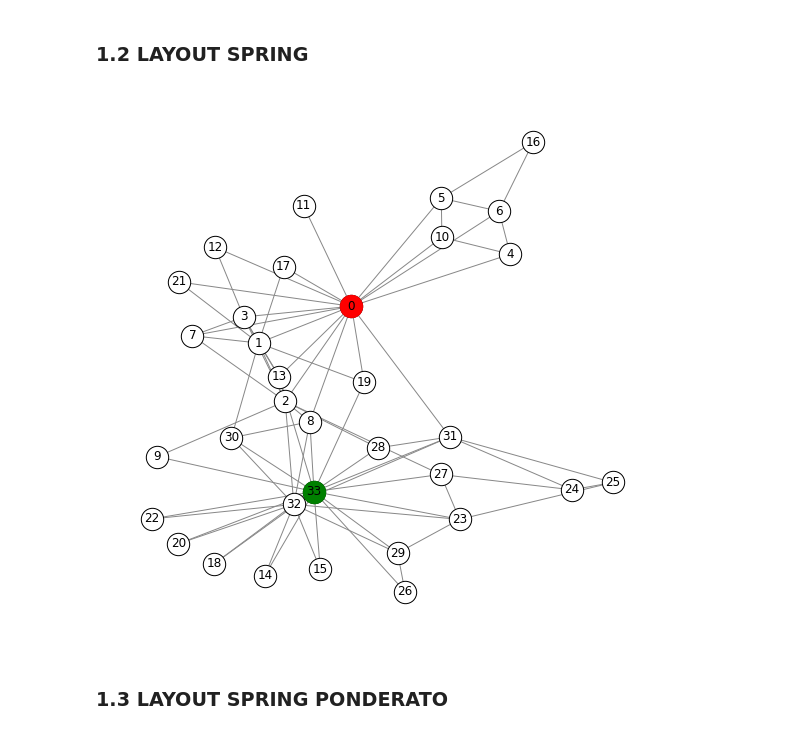
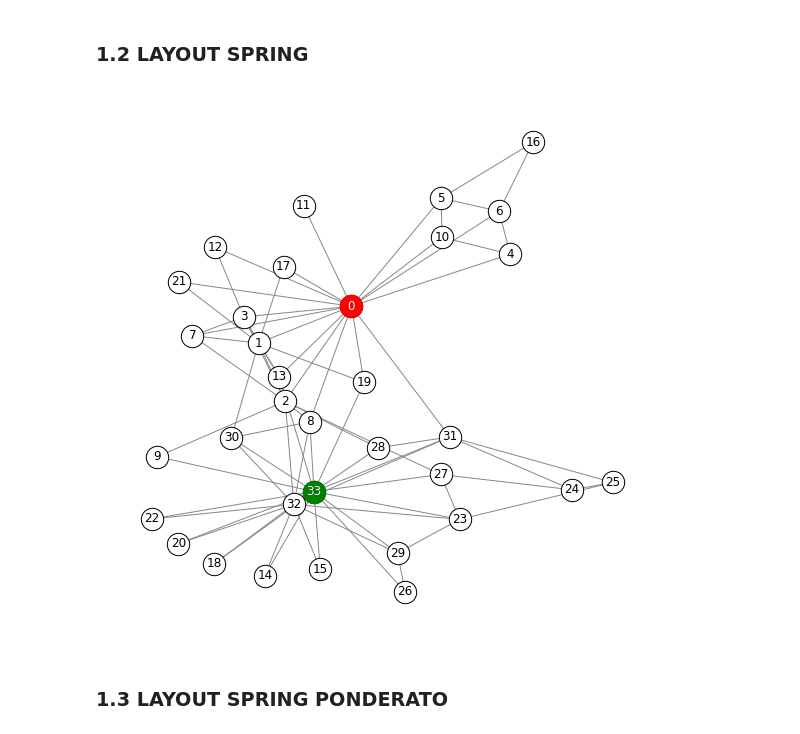
Before and after one commit to alkaest2002/ABGrid, a Jupyter notebook: materials/course 101/zachary karate club.ipynb, the cells around one changed output. Drawn from its saved outputs; the diff is of its cells as text; code cells hidden in the pictures.

```diff
--- a/materials/course 101/zachary karate club.ipynb
+++ b/materials/course 101/zachary karate club.ipynb
@@ -58,2 +69,10 @@ nx.draw_networkx_labels(Gd, pos);
 # %% [output]
 [figure]
+# %%
+# BARBELL
+fig, ax = plt.subplots(figsize=(5,5))
+ax.axis('off')
+
+Gb = nx.barbell_graph(4,1)
+pos = nx.spring_layout(Gb, k=.5, seed=SEED)
+nx.draw_networkx(Gb,pos, **BASE_OPTIONS)
@@ -107,13 +129,14 @@ def plot_default_spring(G,pos):
 # %%
 fig, ax = plot_default_spring(G,SL)
 
 # highlight MRHI AND OFFICER
 nx.draw_networkx_nodes(
     G,SL, nodelist=[MRHI],node_size=NODE_SIZE, node_color= "r", edgecolors="r", ax=ax)
 nx.draw_networkx_nodes(
     G,SL, nodelist=[OFFICER], node_size=NODE_SIZE, node_color= "g", edgecolors="g", ax=ax);
+nx.draw_networkx_labels(G, SL, labels={OFFICER:OFFICER,MRHI:MRHI}, font_color="#fff");
 # %% [output]
-[figure, old version]
+[figure, new version]
 # %% [markdown]
 ### 1.3 LAYOUT SPRING PONDERATO
 # %%
```
Also changed, not shown: parts of 18 cells of this notebook.
